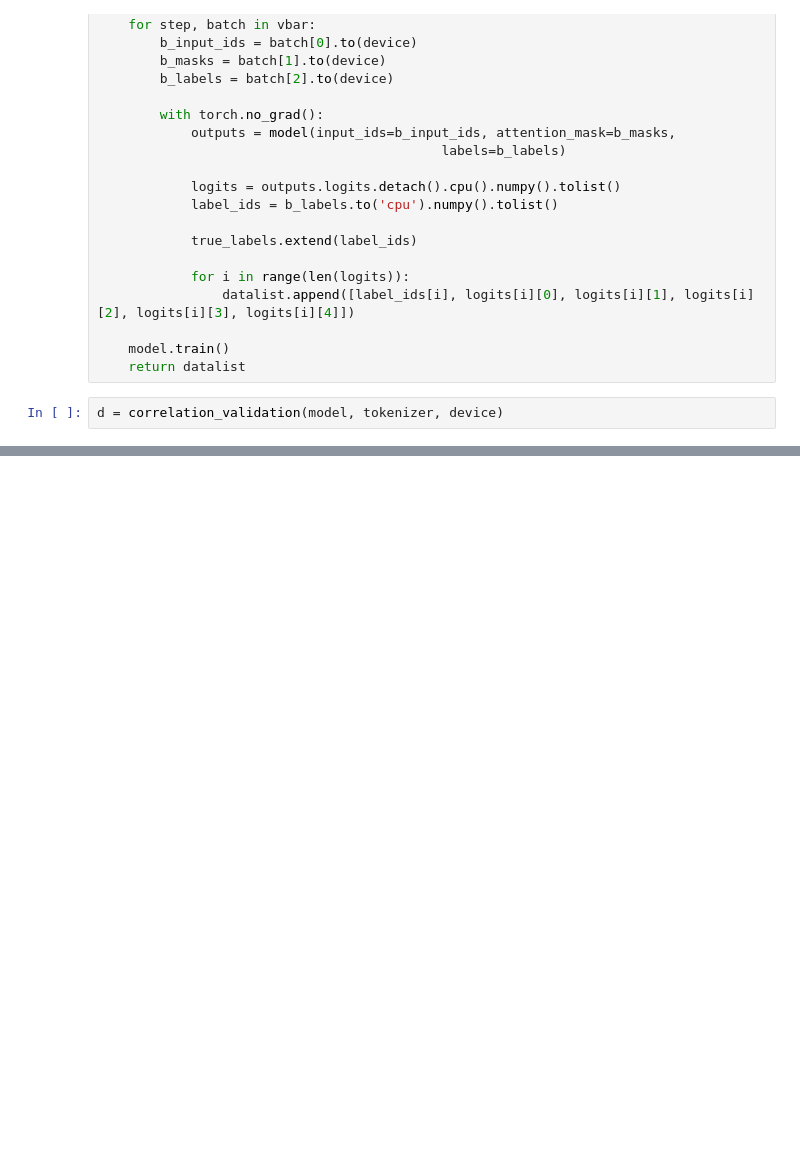
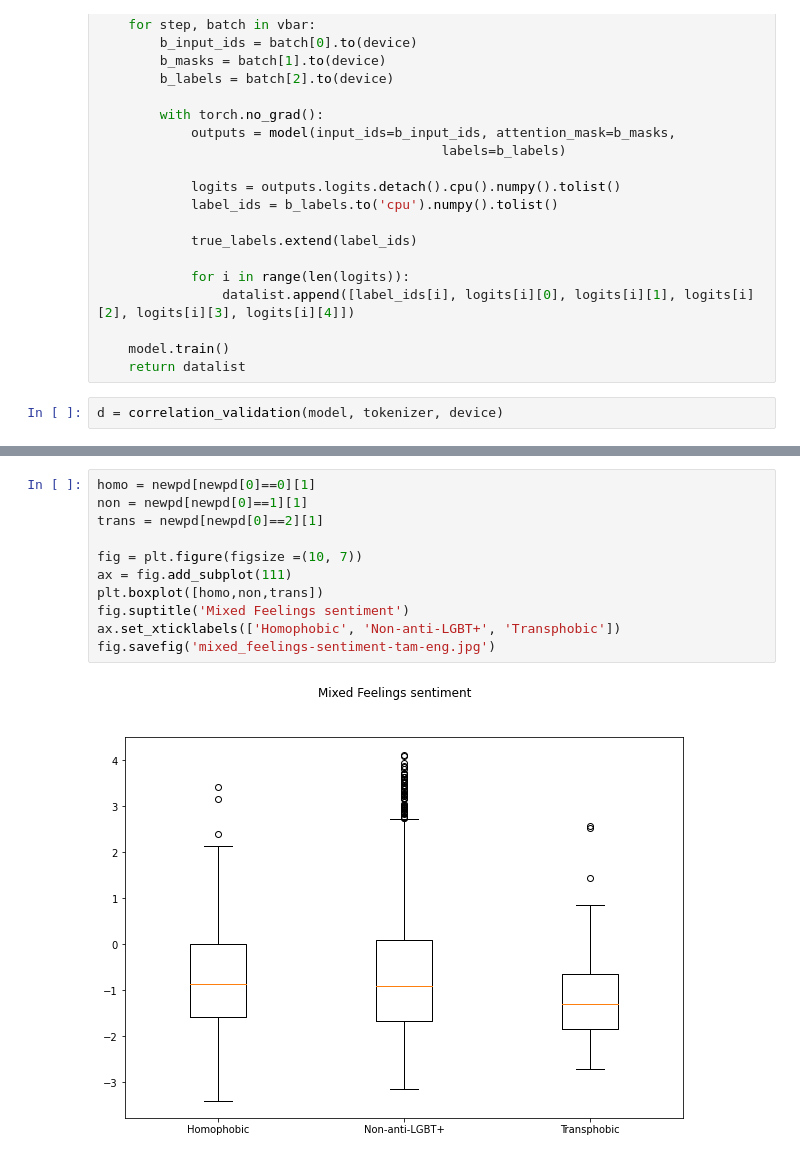
Before and after one commit to flippe3/fire_2022, a Jupyter notebook: task_b/code/correlation.ipynb, the cells around one changed output, grey strips where cells are left out. Saved outputs shown, nothing was run; the diff lists cells and outputs as text; blank space fills up the shorter version.

```diff
--- a/task_b/code/correlation.ipynb
+++ b/task_b/code/correlation.ipynb
@@ -146,0 +147,13 @@ fig.savefig('../tam_figure/non-anti-LGBT+ content-sentiment.jpg')
+# %%
+homo = newpd[newpd[0]==0][1]
+non = newpd[newpd[0]==1][1]
+trans = newpd[newpd[0]==2][1]
+
+fig = plt.figure(figsize =(10, 7))
+ax = fig.add_subplot(111)
+plt.boxplot([homo,non,trans])
+fig.suptitle('Mixed Feelings sentiment')
+ax.set_xticklabels(['Homophobic', 'Non-anti-LGBT+', 'Transphobic'])
+fig.savefig('mixed_feelings-sentiment-tam-eng.jpg')
+# %% [output]
+[figure, added]
```
Also changed, not shown: parts of 6 cells of this notebook, 19 other files.
